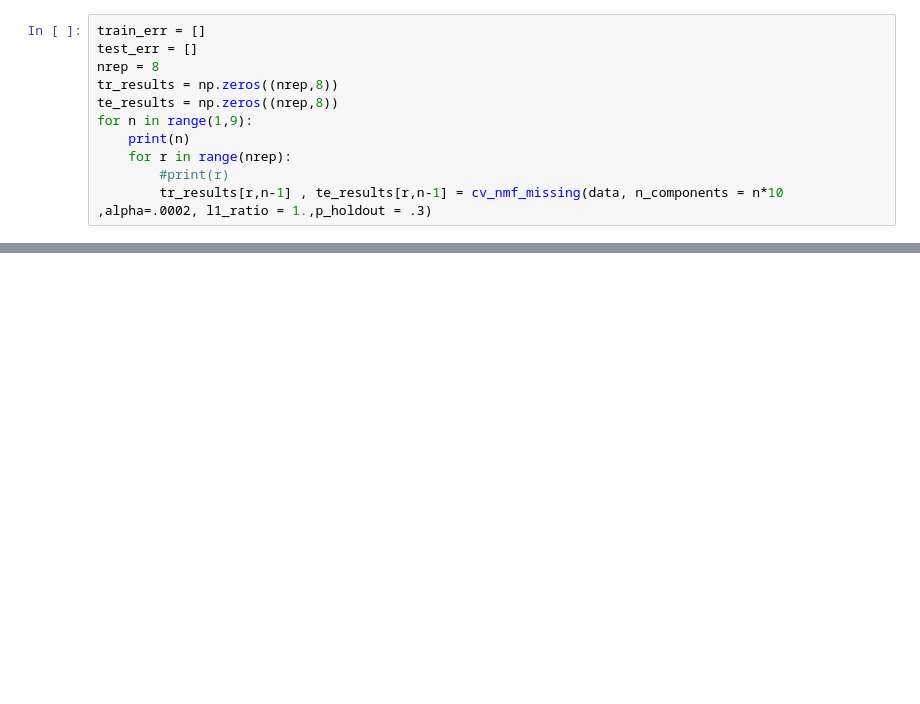
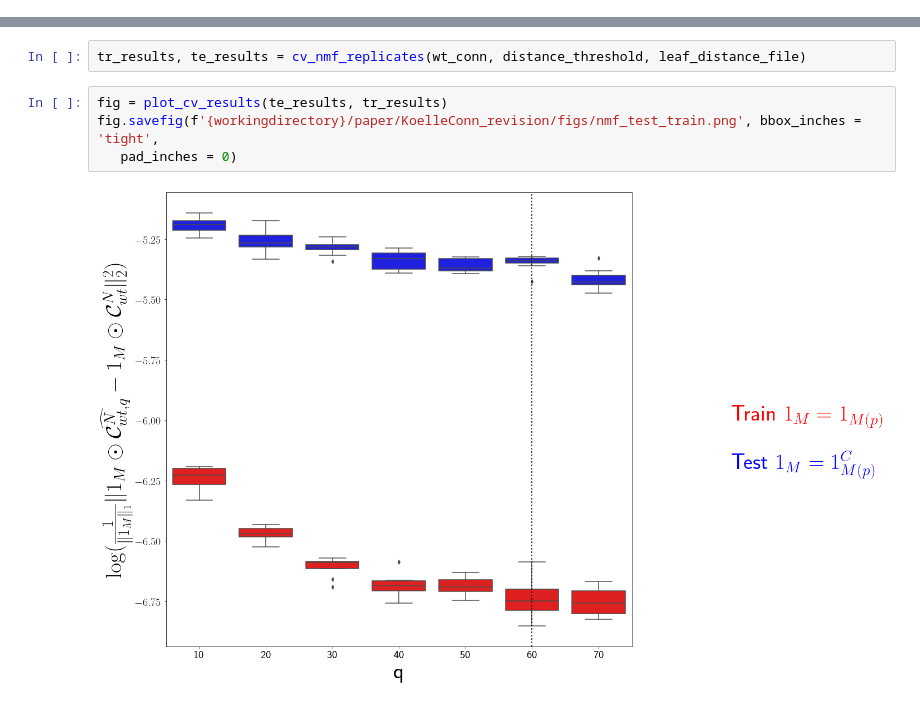
Before and after one commit to AllenInstitute/mouse_connectivity_models, a Jupyter notebook: analyses/paper_final/figures/Figure4_SuppFig.ipynb, the cells around one changed output, grey strips where cells are left out. Drawn from its saved outputs; the diff is of its cells as text; blank space fills up the shorter version.

```diff
--- a/analyses/paper_final/figures/Figure4_SuppFig.ipynb
+++ b/analyses/paper_final/figures/Figure4_SuppFig.ipynb
@@ -365,11 +0,0 @@ def cv_nmf_missing(data, n_components,alpha=0.01, l1_ratio = 1.,p_holdout = .3):
-# %%
-train_err = []
-test_err = []
-nrep = 8
-tr_results = np.zeros((nrep,8))
-te_results = np.zeros((nrep,8))
-for n in range(1,9):
-    print(n)
-    for r in range(nrep):
-        #print(r)
-        tr_results[r,n-1] , te_results[r,n-1] = cv_nmf_missing(data, n_components = n*10 ,alpha=.0002, l1_ratio = 1.,p_holdout = .3)
@@ -874,0 +86,8 @@ g.savefig('paper/KoelleConn_fromlocal_0623/figs/conn_leafs_recon.png', bbox_inch
+# %%
+tr_results, te_results = cv_nmf_replicates(wt_conn, distance_threshold, leaf_distance_file)
+# %%
+fig = plot_cv_results(te_results, tr_results)
+fig.savefig(f'{workingdirectory}/paper/KoelleConn_revision/figs/nmf_test_train.png', bbox_inches = 'tight',
+   pad_inches = 0)
+# %% [output]
+[figure, added]
```
Also changed, not shown: parts of 46 cells of this notebook, 22 other files.
